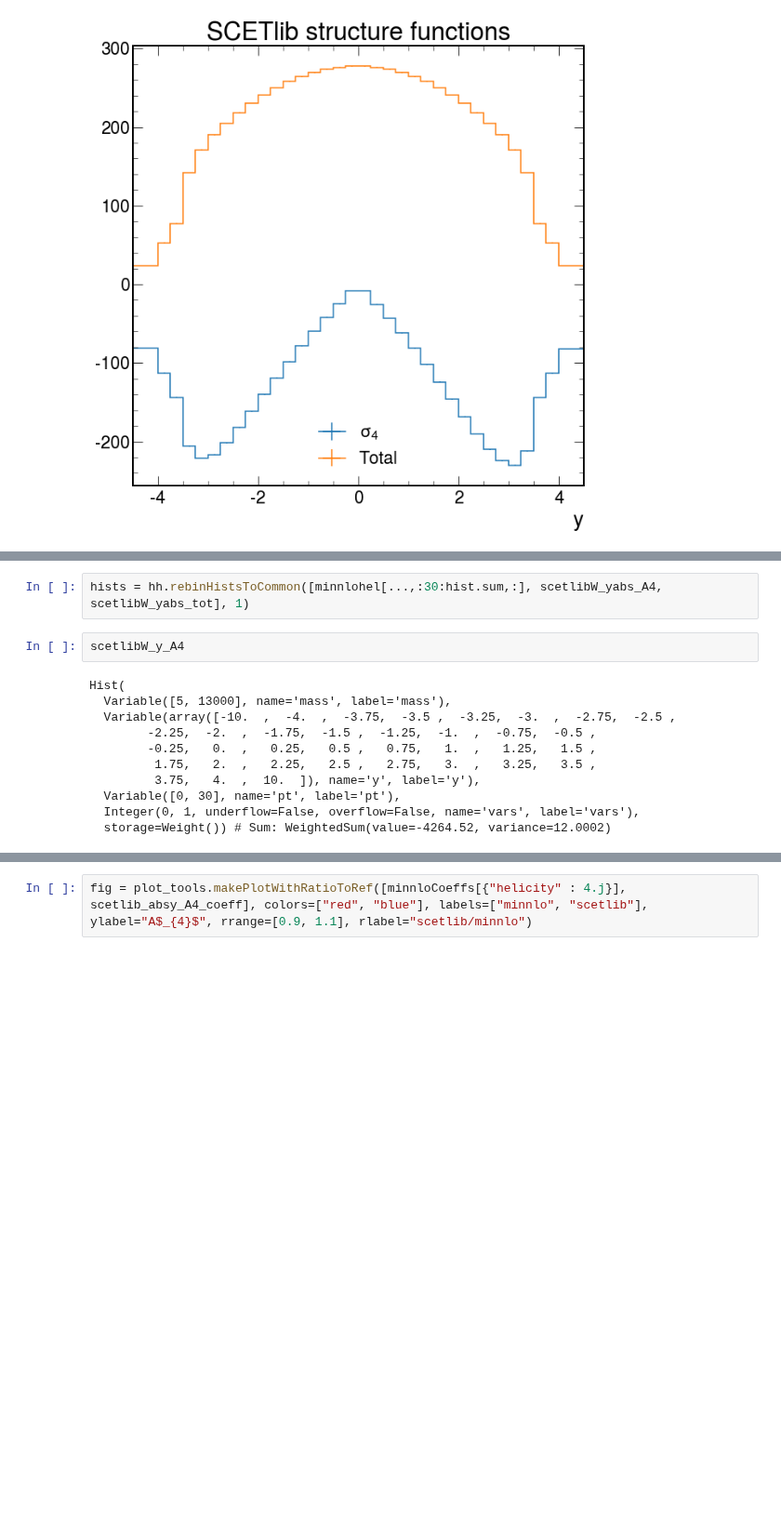
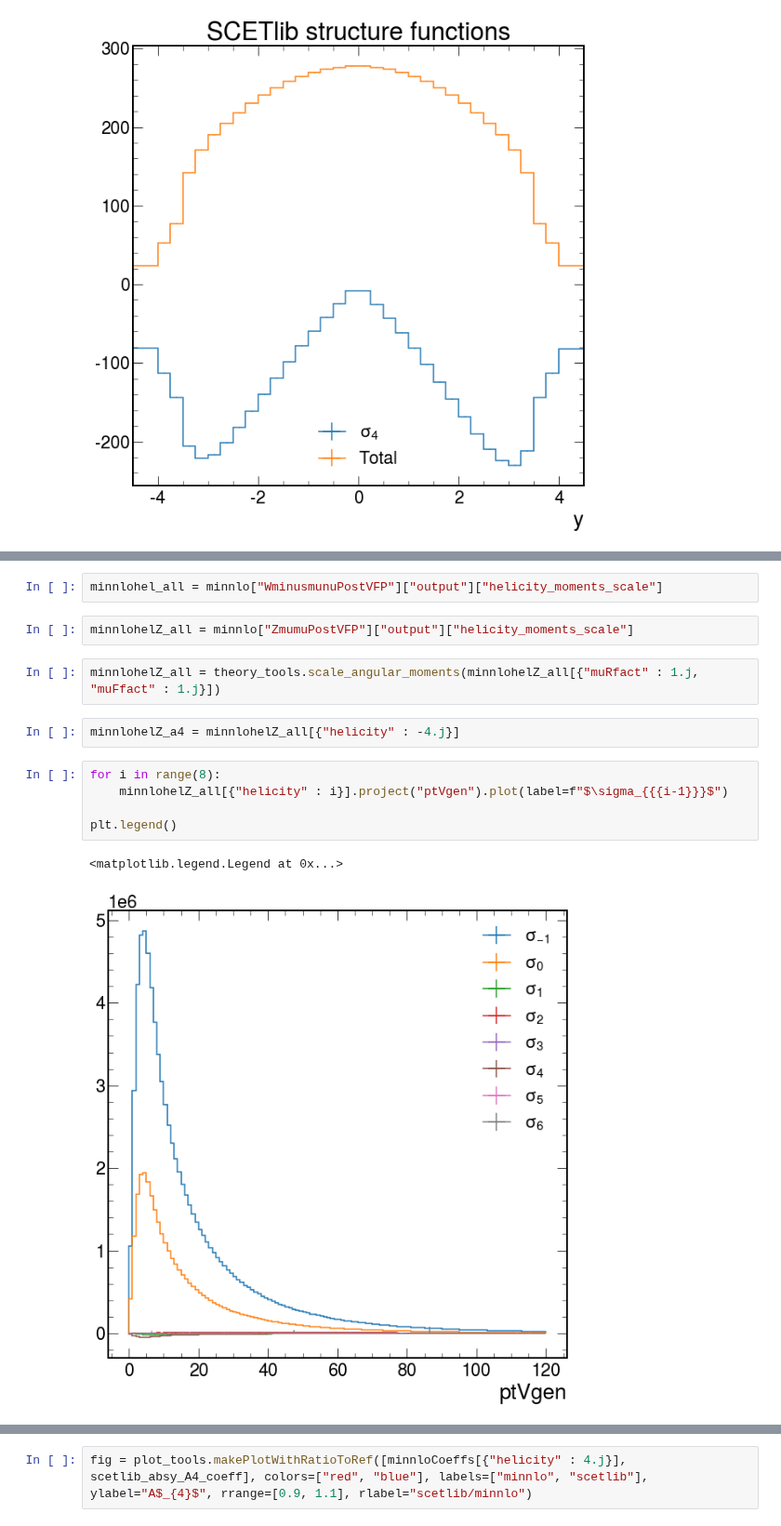
Before and after one commit to WMass/WRemnants, a Jupyter notebook: notebooks/scetlib.ipynb, the cells around one changed output, grey strips where cells are left out. Shown at 93% size. Cells and saved outputs as stored; diff of their text form; blank space fills up the shorter version.

```diff
--- a/notebooks/scetlib.ipynb
+++ b/notebooks/scetlib.ipynb
@@ -336,16 +306,17 @@ Hist(
-# %%
-hists = hh.rebinHistsToCommon([minnlohel[...,:30:hist.sum,:], scetlibW_yabs_A4, scetlibW_yabs_tot], 1)
 # %%
-scetlibW_y_A4
+minnlohel_all = minnlo["WminusmunuPostVFP"]["output"]["helicity_moments_scale"]
-# %% [output]
-Hist(
-  Variable([5, 13000], name='mass', label='mass'),
-  Variable(array([-10.  ,  -4.  ,  -3.75,  -3.5 ,  -3.25,  -3.  ,  -2.75,  -2.5 ,
-        -2.25,  -2.  ,  -1.75,  -1.5 ,  -1.25,  -1.  ,  -0.75,  -0.5 ,
-        -0.25,   0.  ,   0.25,   0.5 ,   0.75,   1.  ,   1.25,   1.5 ,
-         1.75,   2.  ,   2.25,   2.5 ,   2.75,   3.  ,   3.25,   3.5 ,
-         3.75,   4.  ,  10.  ]), name='y', label='y'),
-  Variable([0, 30], name='pt', label='pt'),
-  Integer(0, 1, underflow=False, overflow=False, name='vars', label='vars'),
-  storage=Weight()) # Sum: WeightedSum(value=-4264.52, variance=12.0002)
+# %%
+minnlohelZ_all = minnlo["ZmumuPostVFP"]["output"]["helicity_moments_scale"]
+# %%
+minnlohelZ_all = theory_tools.scale_angular_moments(minnlohelZ_all[{"muRfact" : 1.j, "muFfact" : 1.j}])
+# %%
+minnlohelZ_a4 = minnlohelZ_all[{"helicity" : -4.j}]
+# %%
+for i in range(8):
+    minnlohelZ_all[{"helicity" : i}].project("ptVgen").plot(label=f"$\sigma_{{{i-1}}}$")
+
+plt.legend()
+# %% [output]
+<matplotlib.legend.Legend at 0x...>
+[figure, added]
 # %%
```
Also changed, not shown: parts of 15 cells of this notebook, 5 other files.
